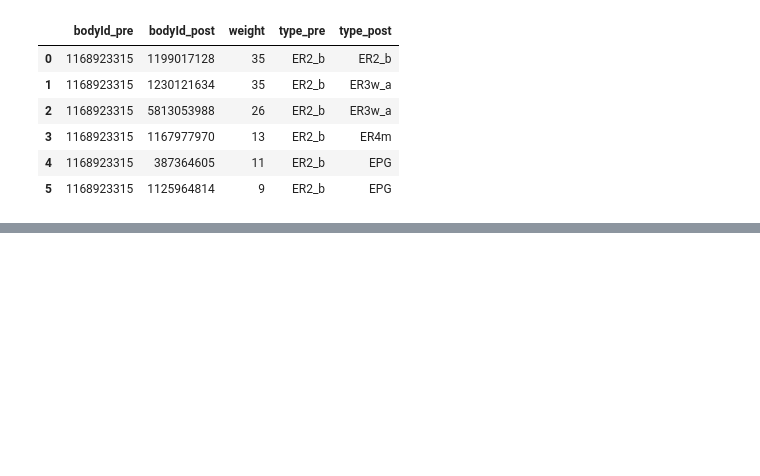
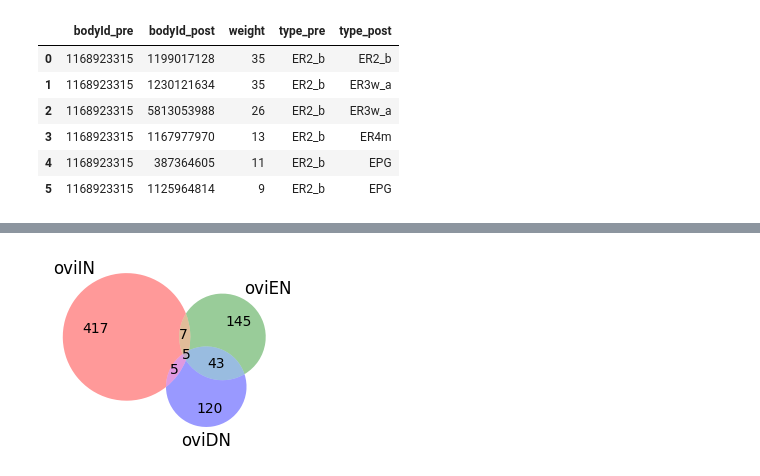
Before and after one commit to Gutierrez-lab/oviIN-analyses-gabrielle, a Jupyter notebook: grant_figures.ipynb, the cells around one changed output, grey strips where cells are left out. Saved outputs shown, nothing was run; the diff lists cells and outputs as text; code cells hidden in the pictures; blank space fills up the shorter version.

```diff
--- a/grant_figures.ipynb
+++ b/grant_figures.ipynb
@@ -75,0 +175,3 @@ little_conn
+# %%
+oviDN = types[types['primary_type'].str.contains('oviDN', case=False, na=False)|types['additional_type(s)'].str.contains('oviDN', case=False, na=False)]
+oviDN
@@ -75,0 +220,22 @@ little_conn
+# %%
+# inputs to oviIN
+oviIN_input_conns = simple_connections[simple_connections['post_root_id'].isin(oviIN['root_id'].tolist())]
+oviIN_inputs = set(oviIN_input_conns['pre_root_id'].tolist())
+# %%
+# inputs to oviEN
+oviEN_input_conns = simple_connections[simple_connections['post_root_id'].isin(oviEN['root_id'].tolist())]
+oviEN_inputs = set(oviEN_input_conns['pre_root_id'].tolist())
+# %%
+# inputs to oviDN
+oviDN_input_conns = simple_connections[simple_connections['post_root_id'].isin(oviDN['root_id'].tolist())]
+oviDN_inputs = set(oviDN_input_conns['pre_root_id'].tolist())
+# %%
+# Venn diagram of overlaps in inputs
+from matplotlib_venn import venn3
+
+plot1 = plt.figure(figsize=(3,3))
+venn3((oviIN_inputs, oviEN_inputs, oviDN_inputs), ('oviIN', 'oviEN','oviDN'))
+#plt.title('Overlap of inputs to oviposition cell types')
+plt.show()
+# %% [output]
+[figure, added]
```
Also changed, not shown: parts of 17 cells of this notebook, 2 other files.
